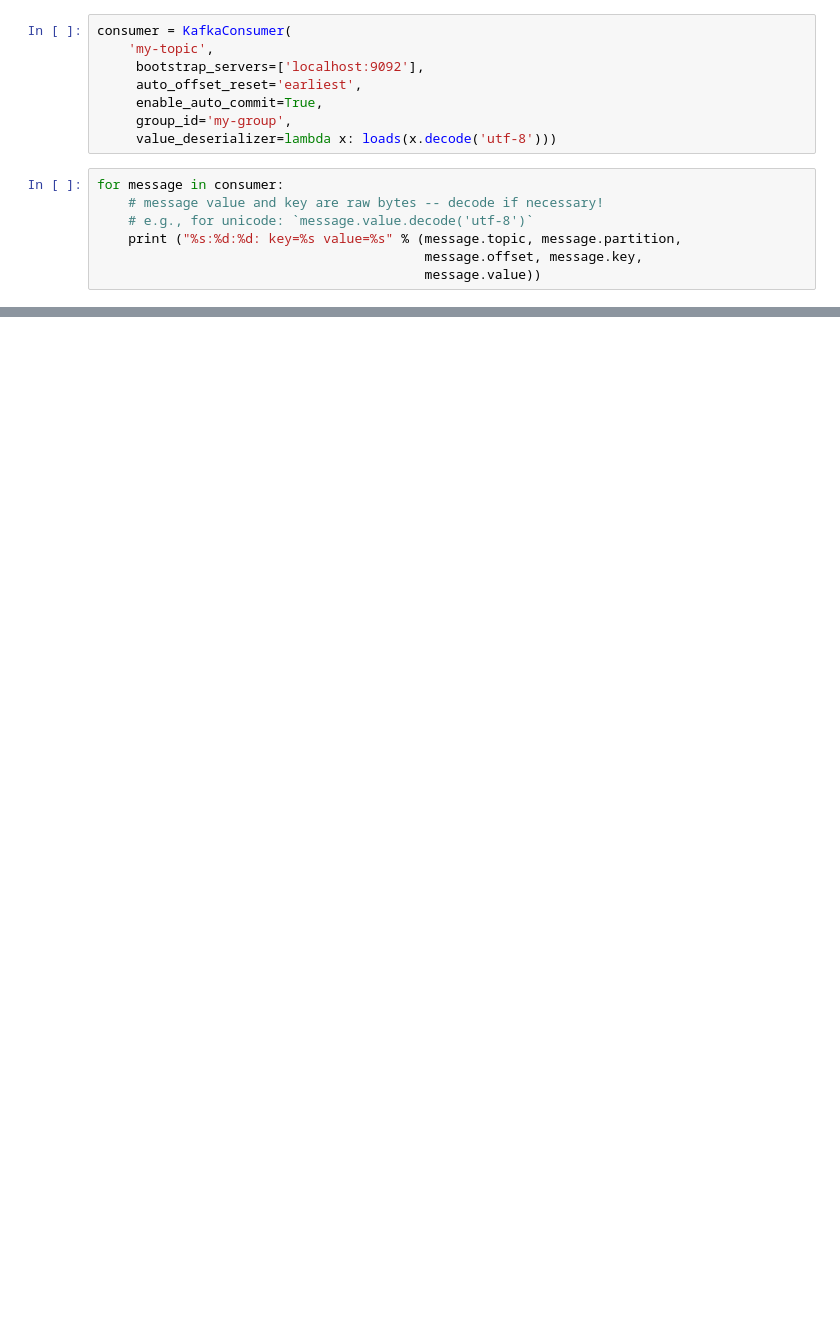
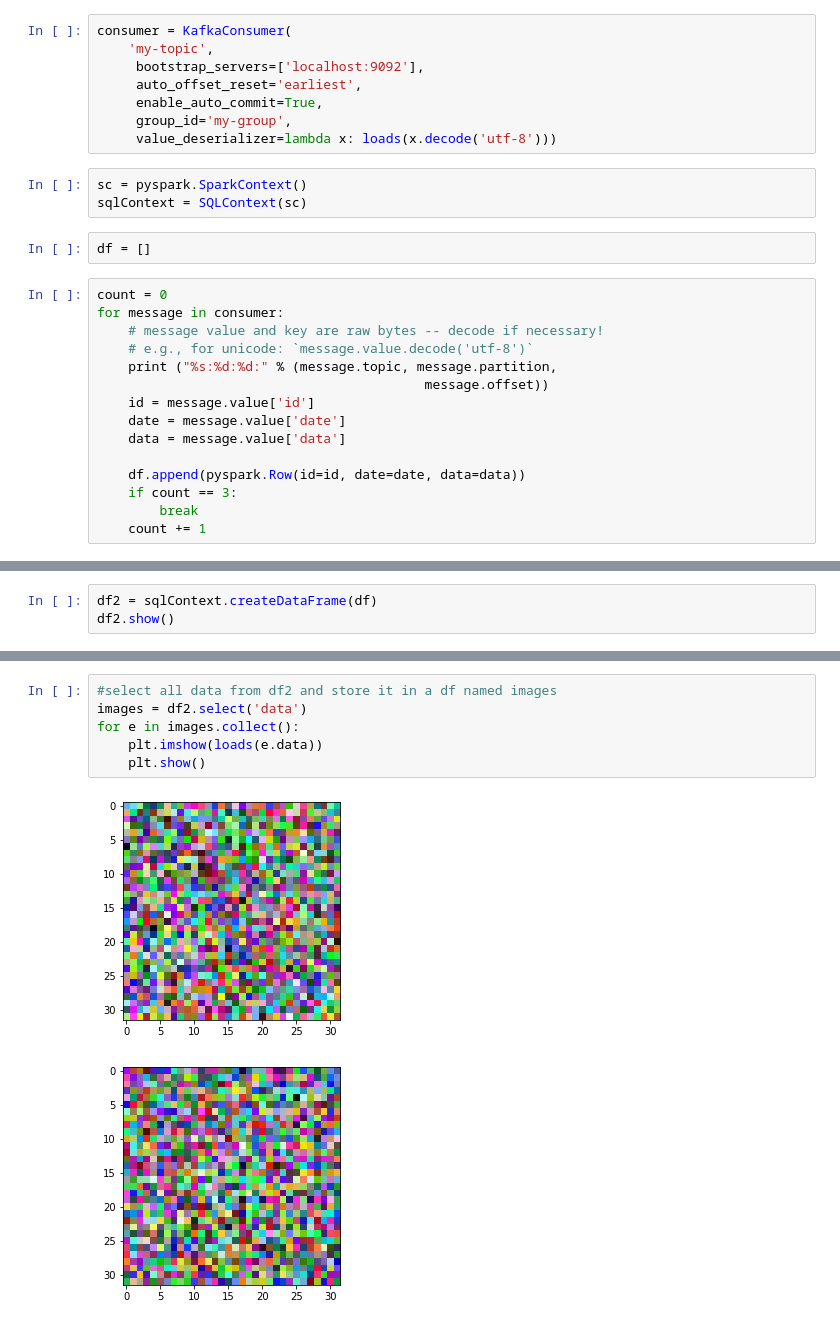
Before and after one commit to Tacitus701/MLE, a Jupyter notebook: Consumer.ipynb, the cells around one changed output, grey strips where cells are left out. Drawn from its saved outputs; the diff is of its cells as text; blank space fills up the shorter version.

Commit message:
[ADD] recv data

```diff
--- a/Consumer.ipynb
+++ b/Consumer.ipynb
@@ -12,11 +15,24 @@ consumer = KafkaConsumer(
      enable_auto_commit=True,
      group_id='my-group',
      value_deserializer=lambda x: loads(x.decode('utf-8')))
+# %%
+sc = pyspark.SparkContext()
+sqlContext = SQLContext(sc)
+# %%
+df = []
 # %%
+count = 0
 for message in consumer:
     # message value and key are raw bytes -- decode if necessary!
     # e.g., for unicode: `message.value.decode('utf-8')`
-    print ("%s:%d:%d: key=%s value=%s" % (message.topic, message.partition,
-                                          message.offset, message.key,
-                                          message.value))
+    print ("%s:%d:%d:" % (message.topic, message.partition,
+                                          message.offset))
+    id = message.value['id']
+    date = message.value['date']
+    data = message.value['data']
+
+    df.append(pyspark.Row(id=id, date=date, data=data))
+    if count == 3:
+        break
+    count += 1
 # %% [output]
@@ -39,0 +43,3 @@ my-topic:0:1221: key=None value={'number': 209}
+# %%
+df2 = sqlContext.createDataFrame(df)
+df2.show()
@@ -39,0 +55,9 @@ my-topic:0:1221: key=None value={'number': 209}
+# %%
+#select all data from df2 and store it in a df named images
+images = df2.select('data')
+for e in images.collect():
+    plt.imshow(loads(e.data))
+    plt.show()
+# %% [output]
+[figure, added]
+[figure, added]
```
Also changed, not shown: parts of 4 cells of this notebook, 1 other file.
